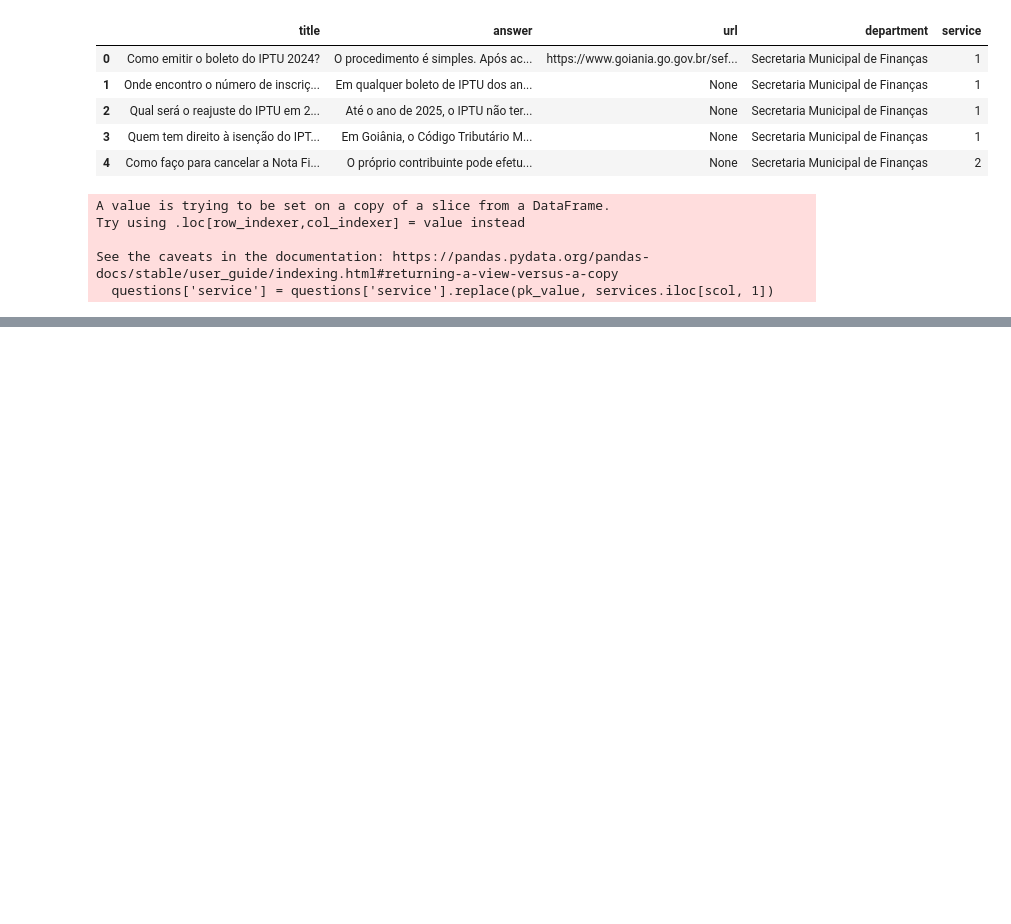
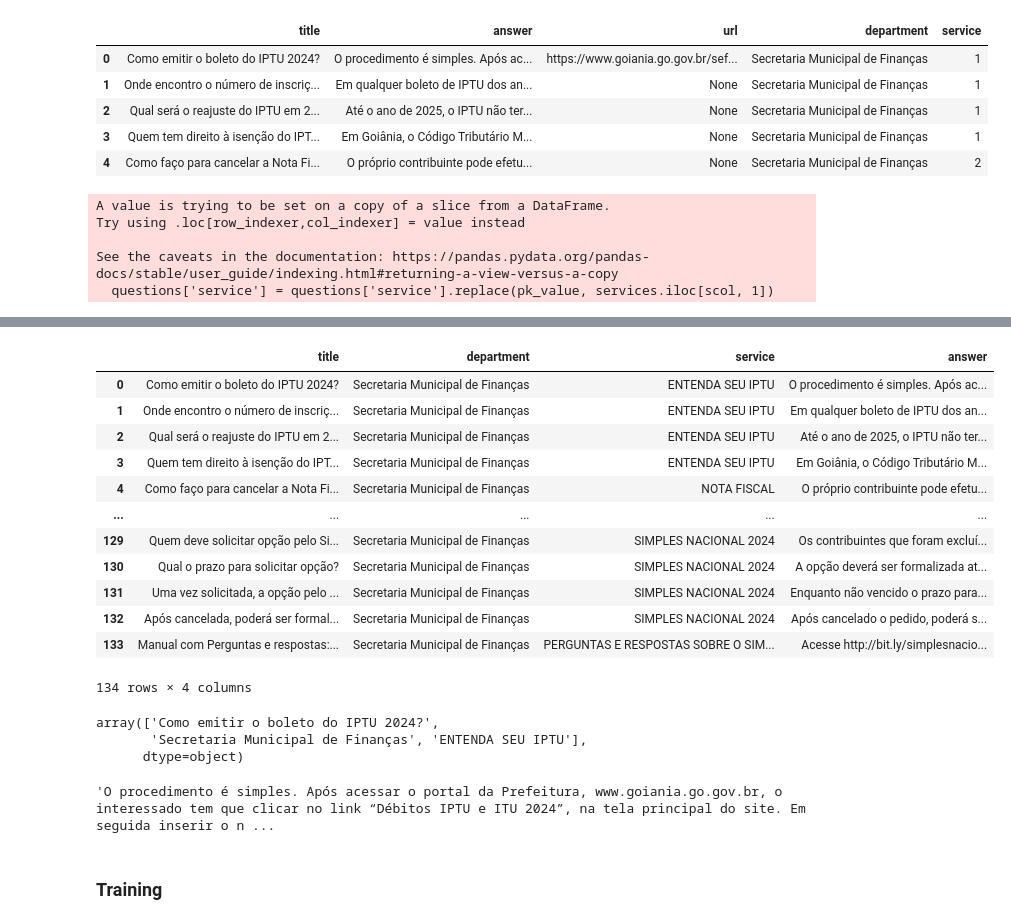
Before and after one commit to uadson/machine-learning, a Jupyter notebook: predictive/classification/naive_bayes/chatbot_data.ipynb, the cells around one changed output, grey strips where cells are left out. Saved outputs shown, nothing was run; the diff lists cells and outputs as text; code cells hidden in the pictures; blank space fills up the shorter version.

```diff
--- a/predictive/classification/naive_bayes/chatbot_data.ipynb
+++ b/predictive/classification/naive_bayes/chatbot_data.ipynb
@@ -108,0 +189,31 @@ questions.head()
+# %%
+questions_data = questions.iloc[:, [0, 3, 4, 1]]
+questions_data
+# %% [output]
+|  | title | department | service | answer |
+| 0 | Como emitir o boleto do IPTU 2024? | Secretaria Municipal de Finanças | ENTENDA SEU IPTU | O procedimento é simples. Após ac... |
+| 1 | Onde encontro o número de inscriç... | Secretaria Municipal de Finanças | ENTENDA SEU IPTU | Em qualquer boleto de IPTU dos an... |
+| 2 | Qual será o reajuste do IPTU em 2... | Secretaria Municipal de Finanças | ENTENDA SEU IPTU | Até o ano de 2025, o IPTU não ter... |
+| 3 | Quem tem direito à isenção do IPT... | Secretaria Municipal de Finanças | ENTENDA SEU IPTU | Em Goiânia, o Código Tributário M... |
+| 4 | Como faço para cancelar a Nota Fi... | Secretaria Municipal de Finanças | NOTA FISCAL | O próprio contribuinte pode efetu... |
+| ... | ... | ... | ... | ... |
+| 129 | Quem deve solicitar opção pelo Si... | Secretaria Municipal de Finanças | SIMPLES NACIONAL 2024 | Os contribuintes que foram excluí... |
+| 130 | Qual o prazo para solicitar opção? | Secretaria Municipal de Finanças | SIMPLES NACIONAL 2024 | A opção deverá ser formalizada at... |
+| 131 | Uma vez solicitada, a opção pelo ... | Secretaria Municipal de Finanças | SIMPLES NACIONAL 2024 | Enquanto não vencido o prazo para... |
+| 132 | Após cancelada, poderá ser formal... | Secretaria Municipal de Finanças | SIMPLES NACIONAL 2024 | Após cancelado o pedido, poderá s... |
+| 133 | Manual com Perguntas e respostas:... | Secretaria Municipal de Finanças | PERGUNTAS E RESPOSTAS SOBRE O SIM... | Acesse http://bit.ly/simplesnacio... |
+134 rows × 4 columns
+# %%
+X_questions = questions_data.iloc[:, 0:3].values
+X_questions[0]
+# %% [output]
+array(['Como emitir o boleto do IPTU 2024?',
+       'Secretaria Municipal de Finanças', 'ENTENDA SEU IPTU'],
+      dtype=object)
+# %%
+y_questions = questions_data.iloc[:, 3].values
+y_questions[0]
+# %% [output]
+'O procedimento é simples. Após acessar o portal da Prefeitura, www.goiania.go.gov.br, o interessado tem que clicar no link “Débitos IPTU e ITU 2024”, na tela principal do site. Em seguida inserir o n ...
+# %% [markdown]
+### Training
```
Also changed, not shown: parts of 24 cells of this notebook, 2 other files.
